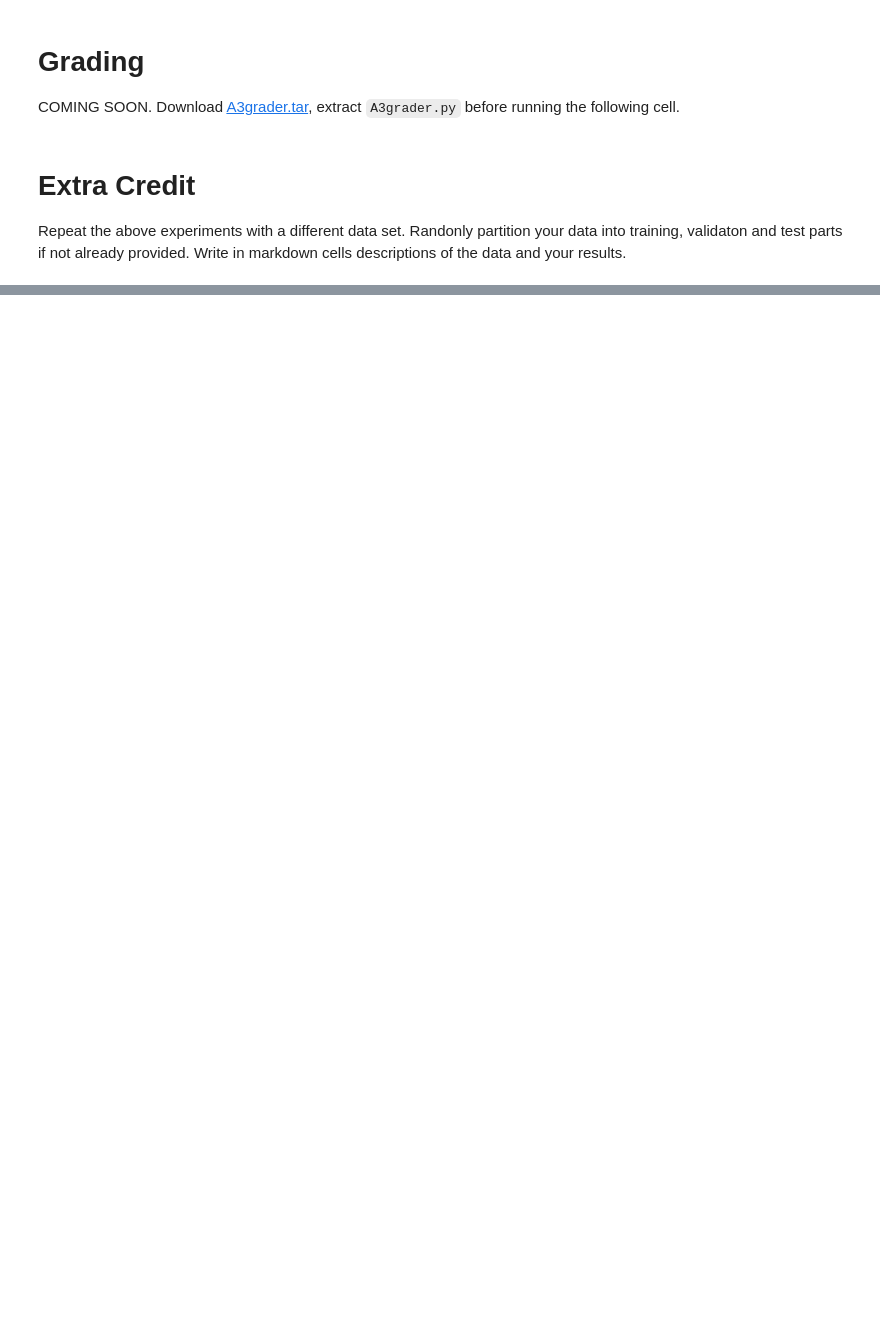
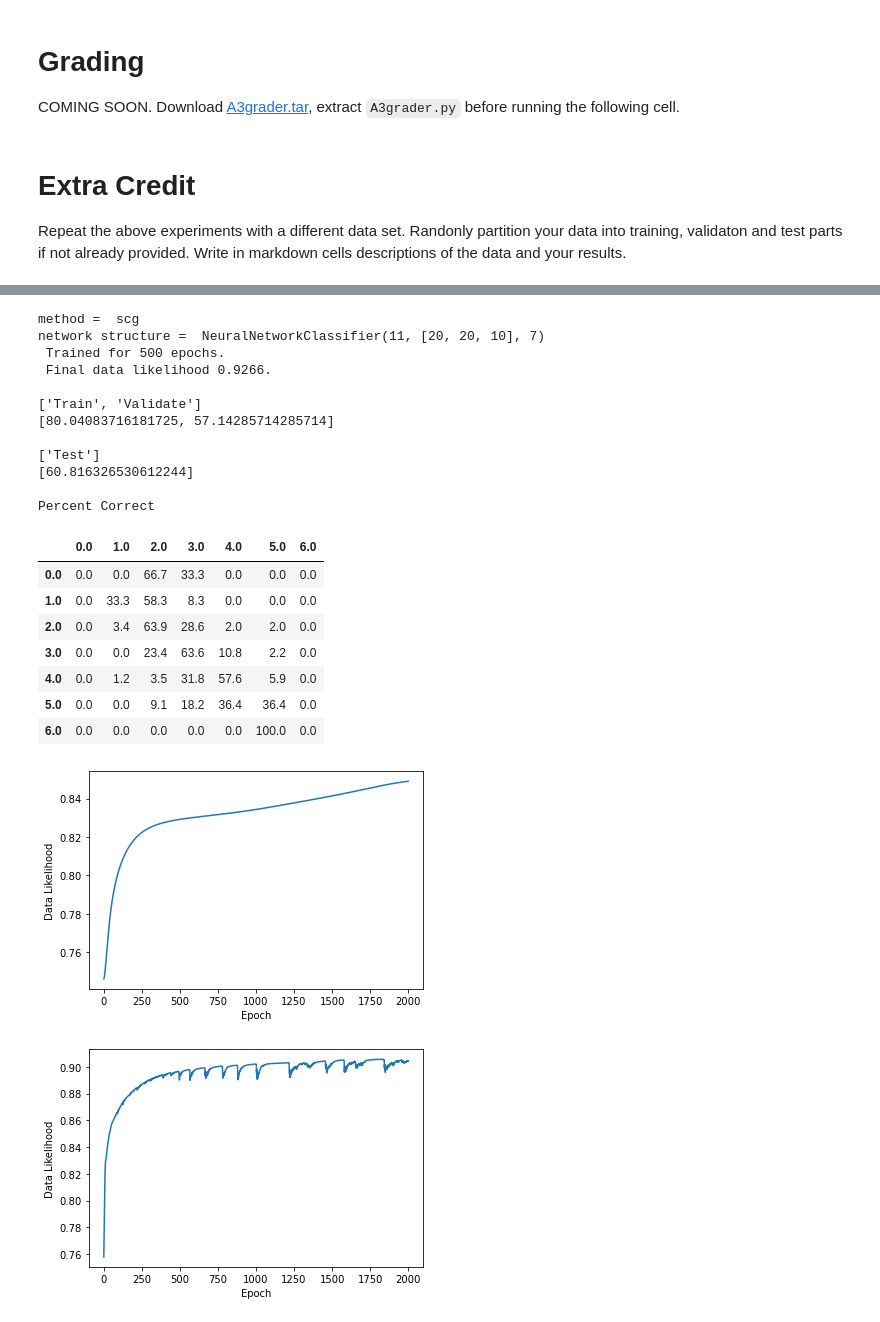
Before and after one commit to Randalthor95/CS_545, a Jupyter notebook: Assignments/Feudale-A3.ipynb, the cells around one changed output, grey strips where cells are left out. Saved outputs shown, nothing was run; the diff lists cells and outputs as text; code cells hidden in the pictures; blank space fills up the shorter version.

```diff
--- a/Assignments/Feudale-A3.ipynb
+++ b/Assignments/Feudale-A3.ipynb
@@ -283,0 +647,16 @@ Repeat the above experiments with a different data set.  Randonly partition your
+# %%
+n_epochs = 50
+rho = 0.05
+structure = []
+
+wine_nnet_2_sgd = nn.NeuralNetworkClassifier(Xtrain.shape[1], structure, len(np.unique(T)))
+wine_nnet_2_sgd.train(Xtrain, Ttrain, n_epochs, method='sgd', learning_rate=rho, verbose=False)
+print_nn(wine_nnet_0_sgd, 'sgd', rho, False, Xtrain, Ttrain, Xval, Tval, Xtest, Ttest)
+
+wine_nnet_2_adam = nn.NeuralNetworkClassifier(Xtrain.shape[1], structure, len(np.unique(T)))
+wine_nnet_2_adam.train(Xtrain, Ttrain, n_epochs, method='adam', learning_rate=rho, verbose=False)
+print_nn(wine_nnet_0_adam, 'adam', rho, False, Xtrain, Ttrain, Xval, Tval, Xtest, Ttest)
+
+wine_nnet_2_scg = nn.NeuralNetworkClassifier(Xtrain.shape[1], structure, len(np.unique(T)))
+wine_nnet_2_scg.train(Xtrain, Ttrain, n_epochs, method='scg', learning_rate=rho, verbose=False)
+print_nn(wine_nnet_2_scg, 'scg', rho, False, Xtrain, Ttrain, Xval, Tval, Xtest, Ttest)
@@ -283,0 +681,16 @@ Repeat the above experiments with a different data set.  Randonly partition your
+# %%
+n_epochs = 2000
+rho = 0.025
+structure = [20, 15, 10, 5 ]
+
+wine_nnet_3_sgd = nn.NeuralNetworkClassifier(Xtrain.shape[1], structure, len(np.unique(T)))
+wine_nnet_3_sgd.train(Xtrain, Ttrain, n_epochs, method='sgd', learning_rate=rho, verbose=False)
+print_nn(wine_nnet_3_sgd, 'sgd', rho, False, Xtrain, Ttrain, Xval, Tval, Xtest, Ttest)
+
+wine_nnet_3_adam = nn.NeuralNetworkClassifier(Xtrain.shape[1], structure, len(np.unique(T)))
+wine_nnet_3_adam.train(Xtrain, Ttrain, n_epochs, method='adam', learning_rate=rho, verbose=False)
+print_nn(wine_nnet_3_adam, 'adam', rho, False, Xtrain, Ttrain, Xval, Tval, Xtest, Ttest)
+
+wine_nnet_3_scg = nn.NeuralNetworkClassifier(Xtrain.shape[1], structure, len(np.unique(T)))
+wine_nnet_3_scg.train(Xtrain, Ttrain, n_epochs, method='scg', learning_rate=rho, verbose=False)
+print_nn(wine_nnet_3_scg, 'scg', rho, False, Xtrain, Ttrain, Xval, Tval, Xtest, Ttest)
@@ -283,0 +715,6 @@ Repeat the above experiments with a different data set.  Randonly partition your
+# %%
+print('Best Cases')
+print_nn(wine_nnet_3_sgd, 'sgd', rho, True, Xtrain, Ttrain, Xval, Tval, Xtest, Ttest)
+print_nn(wine_nnet_3_adam, 'adam', rho, True, Xtrain, Ttrain, Xval, Tval, Xtest, Ttest)
+print_nn(wine_nnet_1_scg, 'scg', rho, True, Xtrain, Ttrain, Xval, Tval, Xtest, Ttest)
+# %% [output]
@@ -283,0 +764,22 @@ Repeat the above experiments with a different data set.  Randonly partition your
+method =  scg
+network structure =  NeuralNetworkClassifier(11, [20, 20, 10], 7)
+ Trained for 500 epochs.
+ Final data likelihood 0.9266.
+
+['Train', 'Validate']
+[80.04083716181725, 57.14285714285714]
+
+['Test']
+[60.816326530612244]
+
+Percent Correct
+|  | 0.0 | 1.0 | 2.0 | 3.0 | 4.0 | 5.0 | 6.0 |
+| 0.0 | 0.0 | 0.0 | 66.7 | 33.3 | 0.0 | 0.0 | 0.0 |
+| 1.0 | 0.0 | 33.3 | 58.3 | 8.3 | 0.0 | 0.0 | 0.0 |
+| 2.0 | 0.0 | 3.4 | 63.9 | 28.6 | 2.0 | 2.0 | 0.0 |
+| 3.0 | 0.0 | 0.0 | 23.4 | 63.6 | 10.8 | 2.2 | 0.0 |
+| 4.0 | 0.0 | 1.2 | 3.5 | 31.8 | 57.6 | 5.9 | 0.0 |
+| 5.0 | 0.0 | 0.0 | 9.1 | 18.2 | 36.4 | 36.4 | 0.0 |
+| 6.0 | 0.0 | 0.0 | 0.0 | 0.0 | 0.0 | 100.0 | 0.0 |
+[figure, added]
+[figure, added]
```
Also changed, not shown: parts of 18 cells of this notebook, 1 other file.
